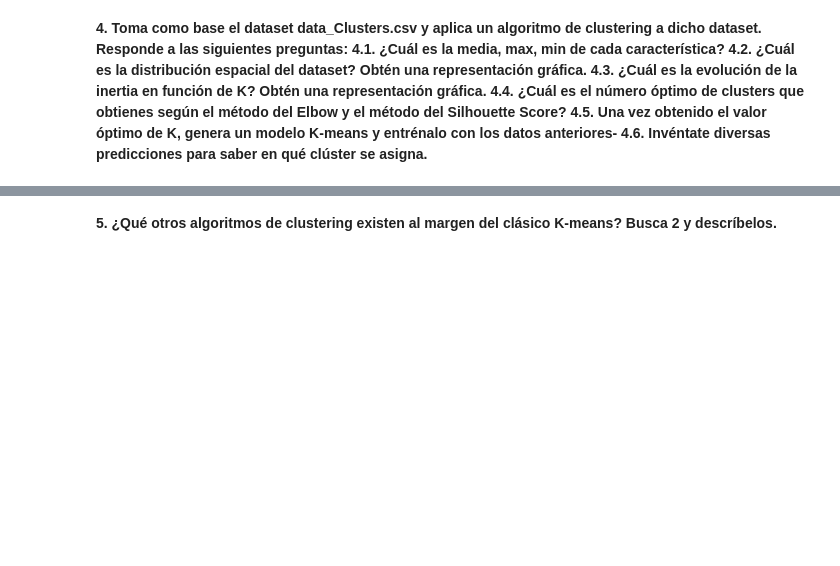
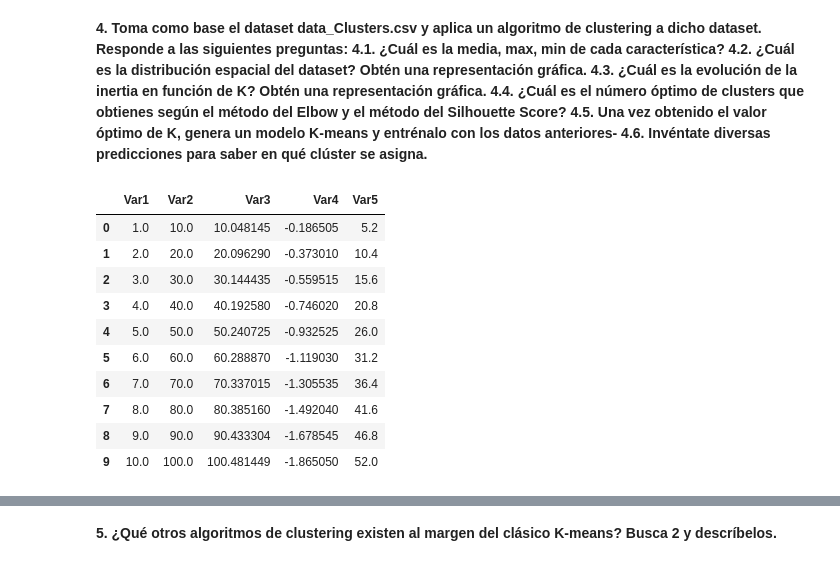
Before and after one commit to nickiiinicole/MACHINE_LEARNING_1UD, a Jupyter notebook: no-supervised/K-Means-20260224/ML_3_1_UnsupervisedLearning_Clustering.ipynb, the cells around one changed output, grey strips where cells are left out. Drawn from its saved outputs; the diff is of its cells as text; code cells hidden in the pictures; blank space fills up the shorter version.

```diff
--- a/no-supervised/K-Means-20260224/ML_3_1_UnsupervisedLearning_Clustering.ipynb
+++ b/no-supervised/K-Means-20260224/ML_3_1_UnsupervisedLearning_Clustering.ipynb
@@ -412,0 +430,15 @@ Clasificación automática de géneros musicales.
+# %%
+df_clusters = pd.read_csv("data_Clusters.csv")
+df_clusters.head(10)
+# %% [output]
+|  | Var1 | Var2 | Var3 | Var4 | Var5 |
+| 0 | 1.0 | 10.0 | 10.048145 | -0.186505 | 5.2 |
+| 1 | 2.0 | 20.0 | 20.096290 | -0.373010 | 10.4 |
+| 2 | 3.0 | 30.0 | 30.144435 | -0.559515 | 15.6 |
+| 3 | 4.0 | 40.0 | 40.192580 | -0.746020 | 20.8 |
+| 4 | 5.0 | 50.0 | 50.240725 | -0.932525 | 26.0 |
+| 5 | 6.0 | 60.0 | 60.288870 | -1.119030 | 31.2 |
+| 6 | 7.0 | 70.0 | 70.337015 | -1.305535 | 36.4 |
+| 7 | 8.0 | 80.0 | 80.385160 | -1.492040 | 41.6 |
+| 8 | 9.0 | 90.0 | 90.433304 | -1.678545 | 46.8 |
+| 9 | 10.0 | 100.0 | 100.481449 | -1.865050 | 52.0 |
```
Also changed, not shown: parts of 28 cells of this notebook, 1 other file.
